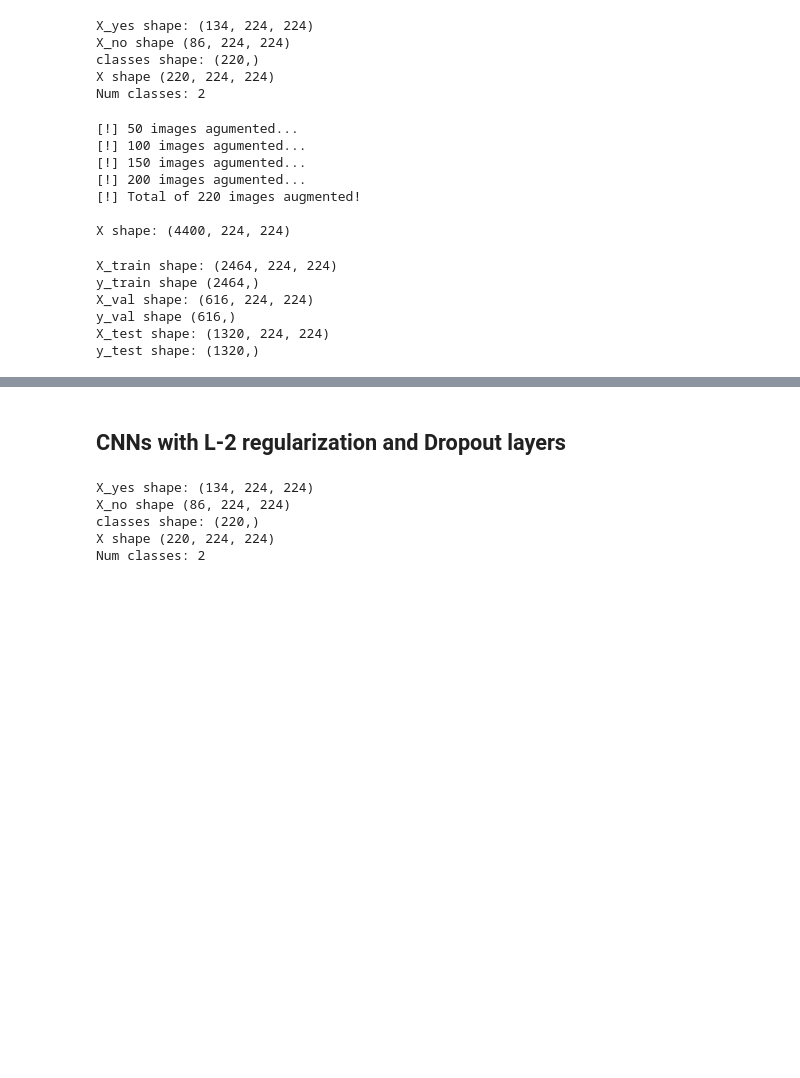
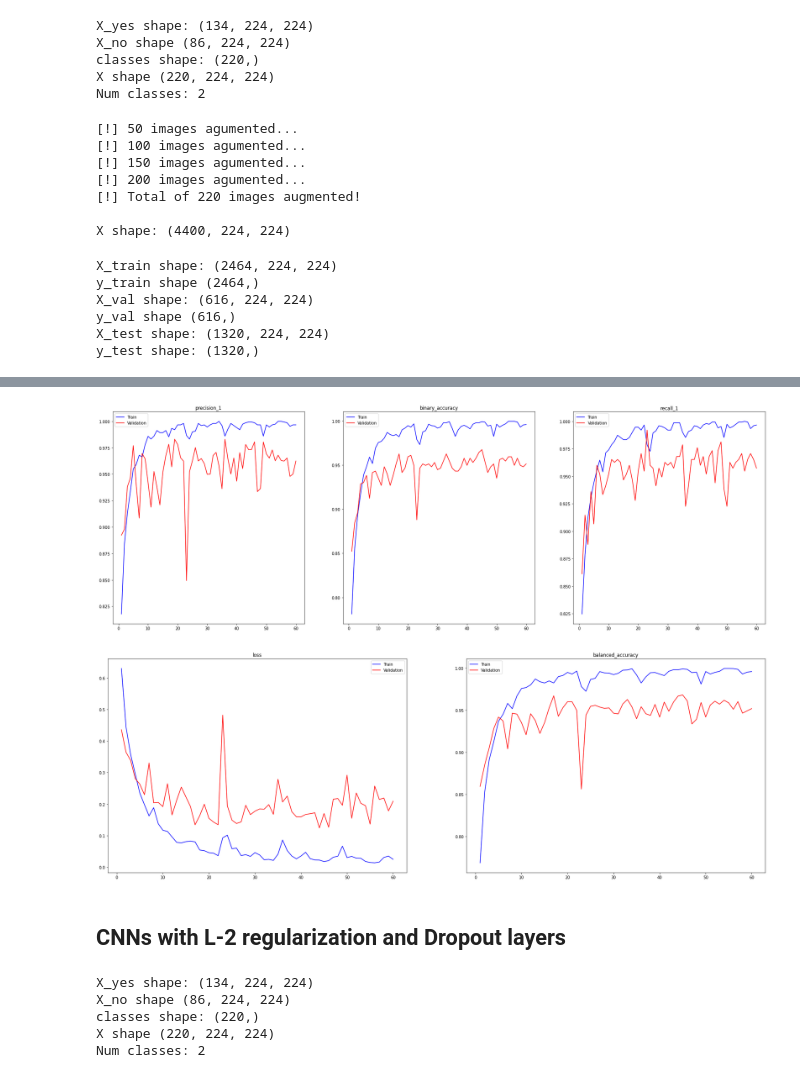
Before and after one commit to BittingBarracuda/BTD_Python, a Jupyter notebook: nn2_train.ipynb, the cells around one changed output, grey strips where cells are left out. Drawn from its saved outputs; the diff is of its cells as text; code cells hidden in the pictures; blank space fills up the shorter version.

```diff
--- a/nn2_train.ipynb
+++ b/nn2_train.ipynb
@@ -91,19 +91,19 @@ def fit_evaluate(model, X_train, X_test, X_val, y_val, y_train, y_test, batch_si
     scores_model = model.evaluate(X_test, y_test)
     return res_model, scores_model
 
-def graph_history(df, metrics):
+def graph_history(df, metrics, epochs=100):
     if len(metrics) == 1:
         fig, ax = plt.subplots(nrows=1, ncols=1, figsize=(10, 10))
-        ax.plot(range(1, 101), df[metrics[0]], 'b-', label='Train')
-        ax.plot(range(1, 101), df[f'val_{metrics[0]}'], 'r-', label='Validation')
+        ax.plot(range(1, epochs+1), df[metrics[0]], 'b-', label='Train')
+        ax.plot(range(1, epochs+1), df[f'val_{metrics[0]}'], 'r-', label='Validation')
         ax.set_title(metrics[0])
         ax.legend()
         plt.show()
     else:
         fig, ax = plt.subplots(nrows=1, ncols=len(metrics), sharex=True, figsize=(30, 10))
         for i, metric in zip(range(len(metrics)), metrics):
-            ax[i].plot(range(1, 101), df[metric], 'b-', label='Train')
-            ax[i].plot(range(1, 101), df[f'val_{metric}'], 'r-', label='Validation')
+            ax[i].plot(range(1, epochs+1), df[metric], 'b-', label='Train')
+            ax[i].plot(range(1, epochs+1), df[f'val_{metric}'], 'r-', label='Validation')
             ax[i].set_title(metric)
             ax[i].legend()
         plt.show()
@@ -535,7 +550,10 @@ df_le_net_5.head()
 # %%
-metrics_1, metrics_2 = ['precision_1', 'binary_accuracy', 'recall_1'], ['balanced_accuracy']
-graph_history(df_le_net_5, metrics_1)
-graph_history(df_le_net_5, metrics_2)
+metrics_1, metrics_2 = ['precision_1', 'binary_accuracy', 'recall_1'], ['loss', 'balanced_accuracy']
+graph_history(df_le_net_5, metrics_1, epochs=EPOCHS_2)
+graph_history(df_le_net_5, metrics_2, epochs=EPOCHS_2)
+# %% [output]
+[figure, added]
+[figure, added]
 # %%
 RES_PATH = './results'
 df_le_net_5.to_csv(f'{RES_PATH}/le_net_5_metrics_2.csv')
```
Also changed, not shown: parts of 2 cells of this notebook, 1 other file.
